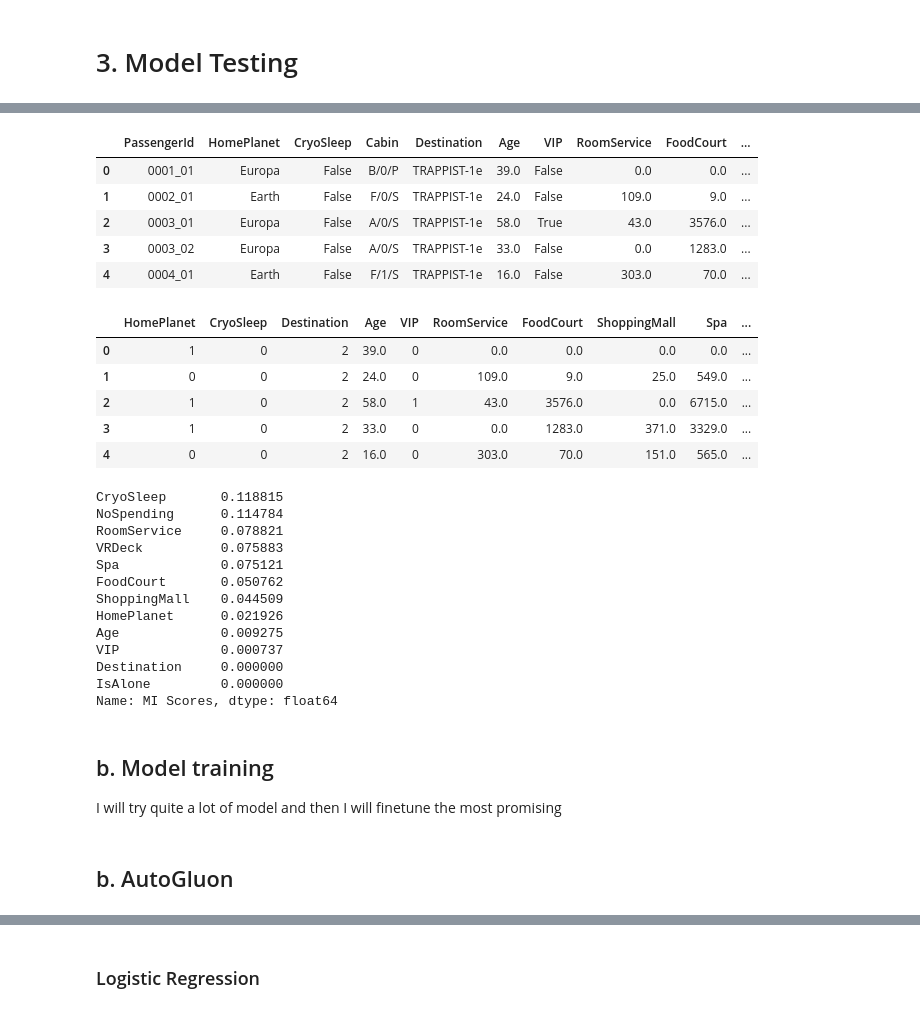
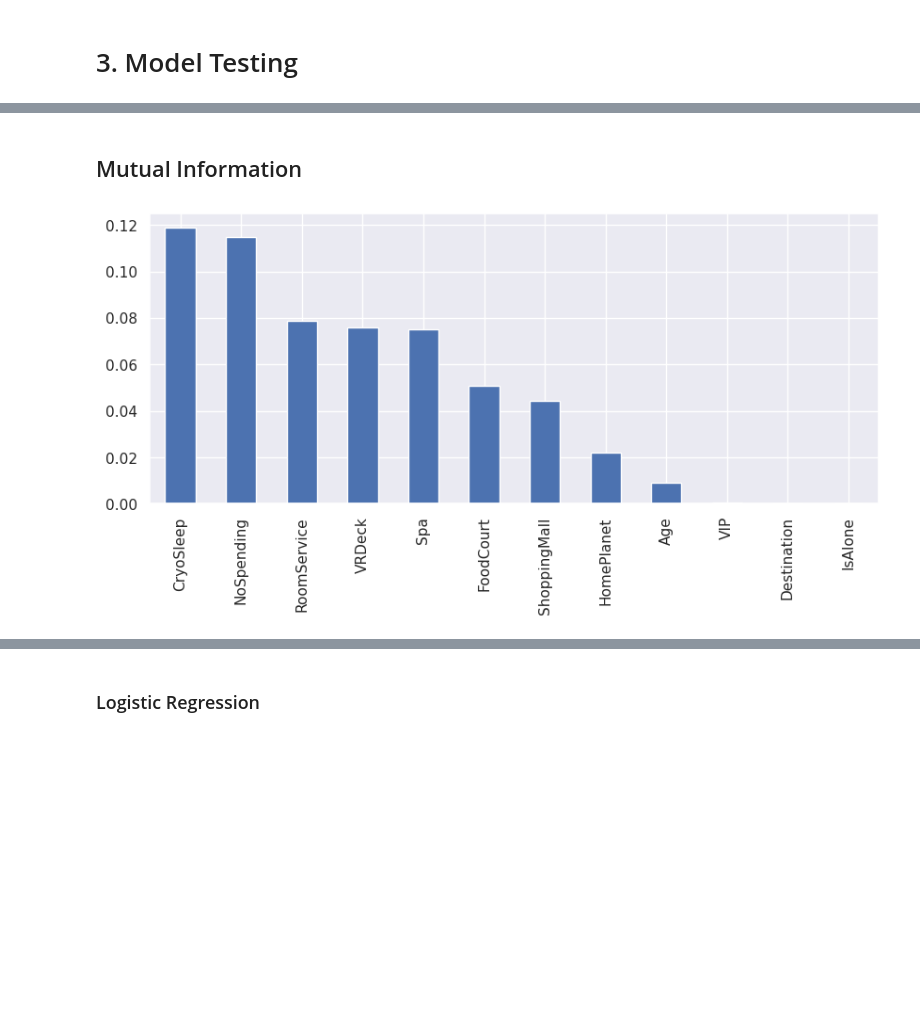
Before and after one commit to ValeryBonneau/space-titanic, a Jupyter notebook: spaceship-titanic.ipynb, the cells around one changed output, grey strips where cells are left out. Cells and saved outputs as stored; diff of their text form; code cells hidden in the pictures; blank space fills up the shorter version.

```diff
--- a/spaceship-titanic.ipynb
+++ b/spaceship-titanic.ipynb
@@ -304,14 +306,11 @@ The feature seems interesting as the ratio of transported is much bigger for non
 # %%
 # Extract 'CabinGroup' using vectorized string operations
 passengers['CabinGroup'] = passengers['PassengerId'].str.split('_').str[0]
-df_test['CabinGroup'] = df_test['PassengerId'].str.split('_').str[0]
 
 # Count occurrences of 'CabinGroup' and create 'IsAlone' column
 group_counts = passengers['CabinGroup'].value_counts()
 passengers['IsAlone'] = passengers['CabinGroup'].map(lambda x: 1 if group_counts.get(x, 0) == 1 else 0)
 
-group_counts = df_test['CabinGroup'].value_counts()
-df_test['IsAlone'] = df_test['CabinGroup'].map(lambda x: 1 if group_counts.get(x, 0) == 1 else 0)
 sns.countplot(data=passengers, x='IsAlone', hue='Transported', dodge=True);
 # %% [output]
 [figure]
@@ -422,24 +419,6 @@ for col in feat_cat:
 #     X_test[col] = sc.transform(X_test[[col]])
 
 y_train = y_train.map({True:1, False:0})
-# %%
-df_train.head()
-# %% [output]
-|  | PassengerId | HomePlanet | CryoSleep | Cabin | Destination | Age | VIP | RoomService | FoodCourt | ... |
-| 0 | 0001_01 | Europa | False | B/0/P | TRAPPIST-1e | 39.0 | False | 0.0 | 0.0 | ... |
-| 1 | 0002_01 | Earth | False | F/0/S | TRAPPIST-1e | 24.0 | False | 109.0 | 9.0 | ... |
-| 2 | 0003_01 | Europa | False | A/0/S | TRAPPIST-1e | 58.0 | True | 43.0 | 3576.0 | ... |
-| 3 | 0003_02 | Europa | False | A/0/S | TRAPPIST-1e | 33.0 | False | 0.0 | 1283.0 | ... |
-| 4 | 0004_01 | Earth | False | F/1/S | TRAPPIST-1e | 16.0 | False | 303.0 | 70.0 | ... |
-# %%
-X_train.head()
-# %% [output]
-|  | HomePlanet | CryoSleep | Destination | Age | VIP | RoomService | FoodCourt | ShoppingMall | Spa | ... |
-| 0 | 1 | 0 | 2 | 39.0 | 0 | 0.0 | 0.0 | 0.0 | 0.0 | ... |
-| 1 | 0 | 0 | 2 | 24.0 | 0 | 109.0 | 9.0 | 25.0 | 549.0 | ... |
-| 2 | 1 | 0 | 2 | 58.0 | 1 | 43.0 | 3576.0 | 0.0 | 6715.0 | ... |
-| 3 | 1 | 0 | 2 | 33.0 | 0 | 0.0 | 1283.0 | 371.0 | 3329.0 | ... |
-| 4 | 0 | 0 | 2 | 16.0 | 0 | 303.0 | 70.0 | 151.0 | 565.0 | ... |
 # %%
 def scale_features(X1, X2=pd.DataFrame()):
     """
@@ -467,35 +446,20 @@ def scale_features(X1, X2=pd.DataFrame()):
     X2 = pd.DataFrame(data=X2, columns=cols)
 
     return X1, X2
+# %% [markdown]
+## Mutual Information
 # %%
 # Adapted from the 'feature engineering' kaggle course: https://www.kaggle.com/code/ryanholbrook/feature-engineering-for-house-prices/notebook
 def make_mi_scores(X, y, discrete_features):
     mi_scores = mutual_info_regression(X, y, random_state=random_seed)
     mi_scores = pd.Series(mi_scores, name="MI Scores", index=X.columns)
     mi_scores = mi_scores.sort_values(ascending=False)
     return mi_scores
 
 features = X_train.columns
-# X_train_fi, X_test_fi = scale_features(X_train, X_test)
+X_train_fi, X_test_fi = scale_features(X_train, X_test)
 
-mi_scores0 = make_mi_scores(X_train, y_train, features)
-mi_scores0
+mi_scores0 = make_mi_scores(X_train_fi, y_train, features)
+mi_scores0.sort_values(ascending=False).plot.bar(figsize=(10,4));
 # %% [output]
-CryoSleep       0.118815
-NoSpending      0.114784
-RoomService     0.078821
-VRDeck          0.075883
-Spa             0.075121
-FoodCourt       0.050762
-ShoppingMall    0.044509
-HomePlanet      0.021926
-Age             0.009275
-VIP             0.000737
-Destination     0.000000
-IsAlone         0.000000
-Name: MI Scores, dtype: float64
+[figure, added]
-# %% [markdown]
-## b. Model training
-I will try quite a lot of model and then I will finetune the most promising
-# %% [markdown]
-## b. AutoGluon
```
Also changed, not shown: parts of 46 cells of this notebook.
